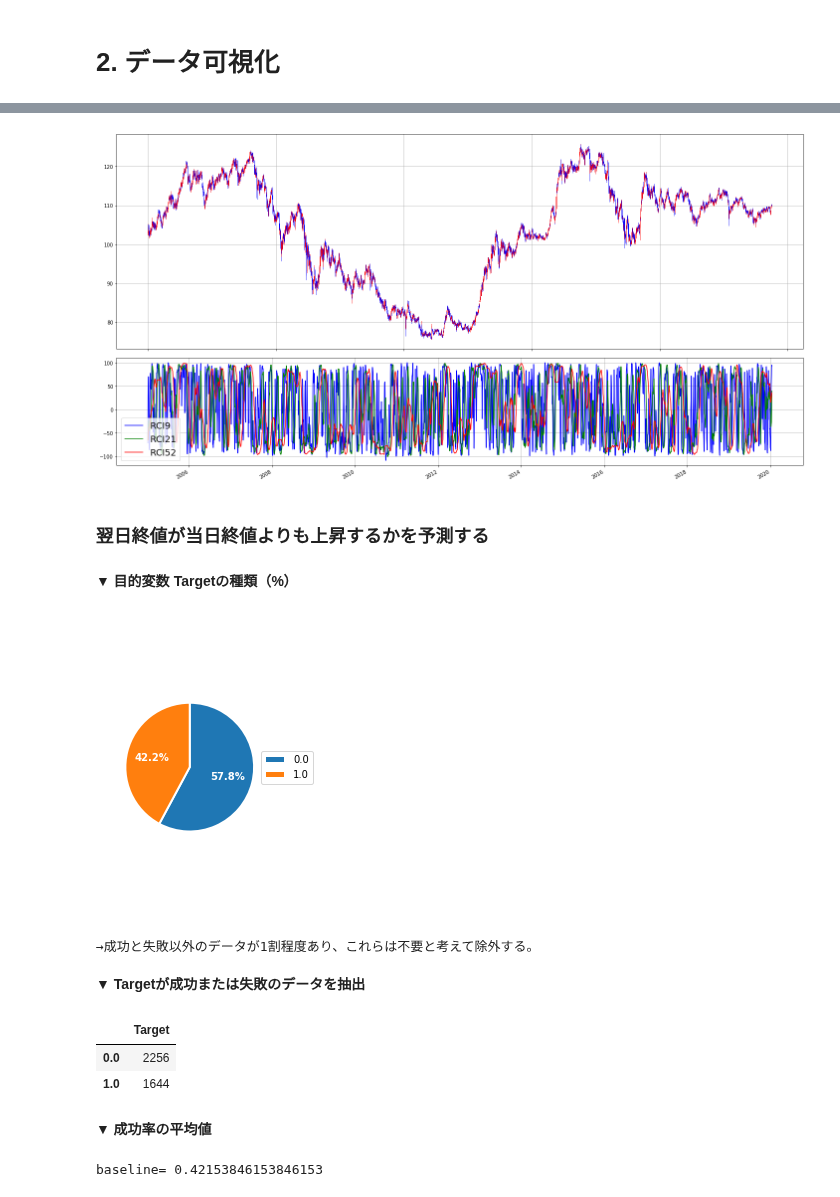
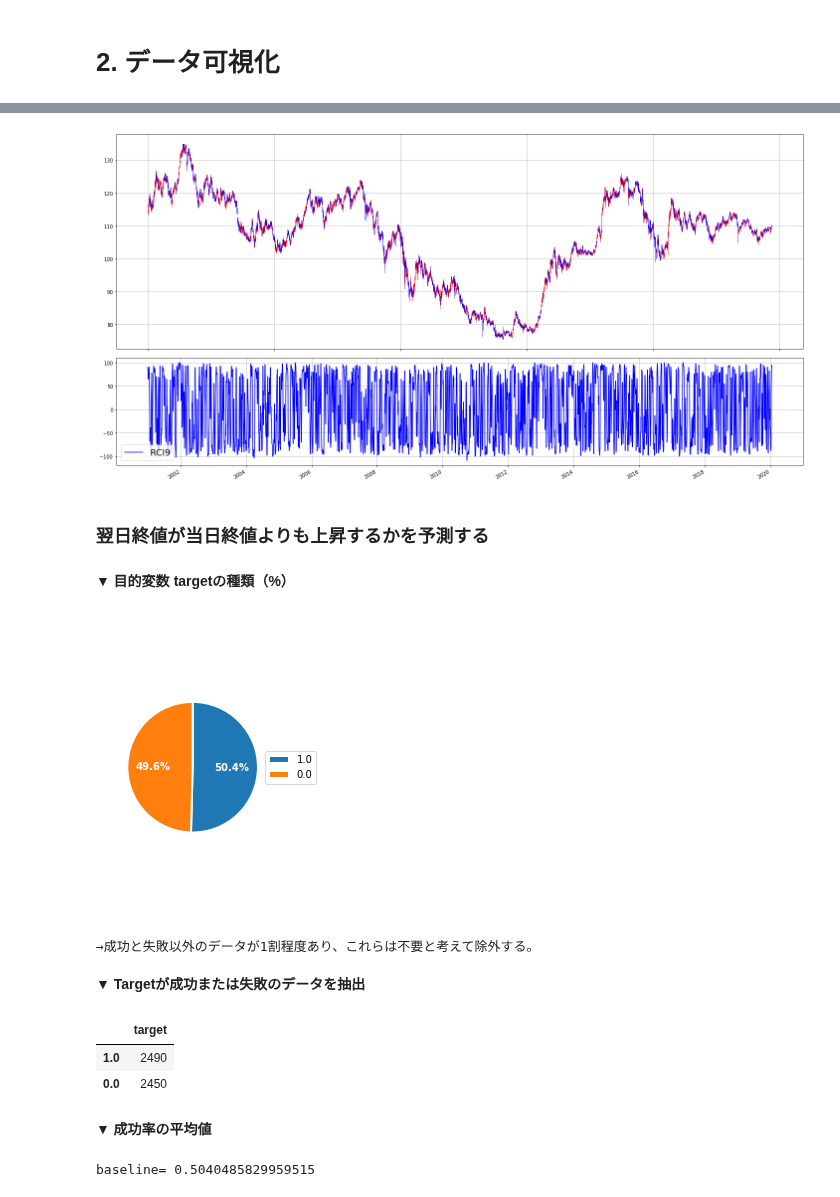
Before and after one commit to arsma12/MLDL, a Jupyter notebook: StockPriceForecast/FX_USDJPY_01.ipynb, the cells around one changed output, grey strips where cells are left out. Drawn from its saved outputs; the diff is of its cells as text; code cells hidden in the pictures.

```diff
--- a/StockPriceForecast/FX_USDJPY_01.ipynb
+++ b/StockPriceForecast/FX_USDJPY_01.ipynb
@@ -290,2 +259,38 @@ display(pd.DataFrame(df.isnull().sum()[df.isnull().sum()>0],columns=['Missing nu
 # %% [markdown]
 # 2. データ可視化
+# %%
+plt.rcParams['figure.figsize'] = [20.0, 10.0]
+plt.rc('figure.subplot', left=0.5, right=0.9, bottom=0.1, top=0.9)
+fig, (ax1, ax2) = plt.subplots(2,1, gridspec_kw = {'height_ratios':[4, 2]})
+
+# --------------------------------------------------------------------------
+# ローソク足
+mpl_finance.candlestick2_ohlc(ax1,opens=df.open, highs=df.high, lows=df.low, closes=df.close,
+                              width=1,colorup='r', colordown='b')
+
+# x軸を時間にする
+xdate = df.index
+ax1.xaxis.set_major_locator(ticker.MaxNLocator(6))
+ax1.grid(b=True, which='major', axis='both') #グリッド表示
+def mydate(x, pos):
+    try:
+        return xdate[int(x)]
+    except IndexError:
+        return ''
+
+ax1.xaxis.set_major_formatter(ticker.FuncFormatter(mydate))
+ax1.format_xdata = mdates.DateFormatter('%Y-%m-%d')
+
+fig.autofmt_xdate()
+fig.tight_layout()
+
+# --------------------------------------------------------------------------
+# テクニカルチャート
+ax2.plot(df.time, df.rsi14, color='b', antialiased=True, label='RSI14')
+ax2.grid(b=True, which='major', axis='both') #グリッド表示
+
+# --------------------------------------------------------------------------
+
+plt.legend(loc='lower left',fontsize=18)
+fig.tight_layout()
+plt.show()
@@ -295,38 +302,38 @@ plt.rc('figure.subplot', left=0.5, right=0.9, bottom=0.1, top=0.9)
 fig, (ax1, ax2) = plt.subplots(2,1, gridspec_kw = {'height_ratios':[4, 2]})
 
 # --------------------------------------------------------------------------
 # ローソク足
-mpl_finance.candlestick2_ohlc(ax1,opens=df.Open, highs=df.High, lows=df.Low, closes=df.Close,
+mpl_finance.candlestick2_ohlc(ax1,opens=df.open, highs=df.high, lows=df.low, closes=df.close,
                               width=1,colorup='r', colordown='b')
+
 # x軸を時間にする
 xdate = df.index
 ax1.xaxis.set_major_locator(ticker.MaxNLocator(6))
 ax1.grid(b=True, which='major', axis='both') #グリッド表示
 def mydate(x, pos):
     try:
         return xdate[int(x)]
     except IndexError:
         return ''
 
 ax1.xaxis.set_major_formatter(ticker.FuncFormatter(mydate))
 ax1.format_xdata = mdates.DateFormatter('%Y-%m-%d')
+
 fig.autofmt_xdate()
 fig.tight_layout()
 
 # --------------------------------------------------------------------------
 # テクニカルチャート
-ax2.plot(df['Date'], df['rci9'], color='b', antialiased=True, label='RCI9')
-ax2.plot(df['Date'], df['rci21'], color='g', antialiased=True, label='RCI21')
-ax2.plot(df['Date'], df['rci52'], color='r', antialiased=True, label='RCI52')
+ax2.plot(df.time, df.rci9, color='b', antialiased=True, label='RCI9')
 ax2.grid(b=True, which='major', axis='both') #グリッド表示
 
 # --------------------------------------------------------------------------
 
 plt.legend(loc='lower left',fontsize=18)
 fig.tight_layout()
 plt.show()
 # %% [output]
-[figure, old version]
+[figure, new version]
 # %% [markdown]
 ### 翌日終値が当日終値よりも上昇するかを予測する
 # %%
@@ -345,8 +352,8 @@ df.loc[mask2, 'Target'] = 0 # 様子見
 
 #df.rename(columns={'Diff' : 'Target'}, inplace=True)
 # %%
-printmd('▼ 目的変数 Targetの種類（%）')
-per_state = round(df['Target'].value_counts() / len(df['Target']) * 100,2)
+printmd('▼ 目的変数 targetの種類（%）')
+per_state = round(df['target'].value_counts() / len(df['target']) * 100,2)
 values = list(per_state.values)
 
 # 円グラフ
@@ -362,26 +369,26 @@ plt.show()
 print('→成功と失敗以外のデータが1割程度あり、これらは不要と考えて除外する。')
 
 printmd('▼ Targetが成功または失敗のデータを抽出')
-display(pd.DataFrame(df['Target'].value_counts(),columns=['Target']))
+display(pd.DataFrame(df['target'].value_counts(),columns=['target']))
 
 # 成功率の平均
 printmd('▼ 成功率の平均値')
-baseline = df['Target'].mean()
+baseline = df['target'].mean()
 print('baseline=',baseline)
 # %% [output]
 
 
-**▼ 目的変数 Targetの種類（%）**
+**▼ 目的変数 targetの種類（%）**
-[figure, old version]
+[figure, new version]
 →成功と失敗以外のデータが1割程度あり、これらは不要と考えて除外する。
 
 
 **▼ Targetが成功または失敗のデータを抽出**
-|  | Target |
-| 0.0 | 2256 |
-| 1.0 | 1644 |
+|  | target |
+| 1.0 | 2490 |
+| 0.0 | 2450 |
 
 
 **▼ 成功率の平均値**
-baseline= 0.42153846153846153
+baseline= 0.5040485829959515
 # %%
```
Also changed, not shown: parts of 10 cells of this notebook.
